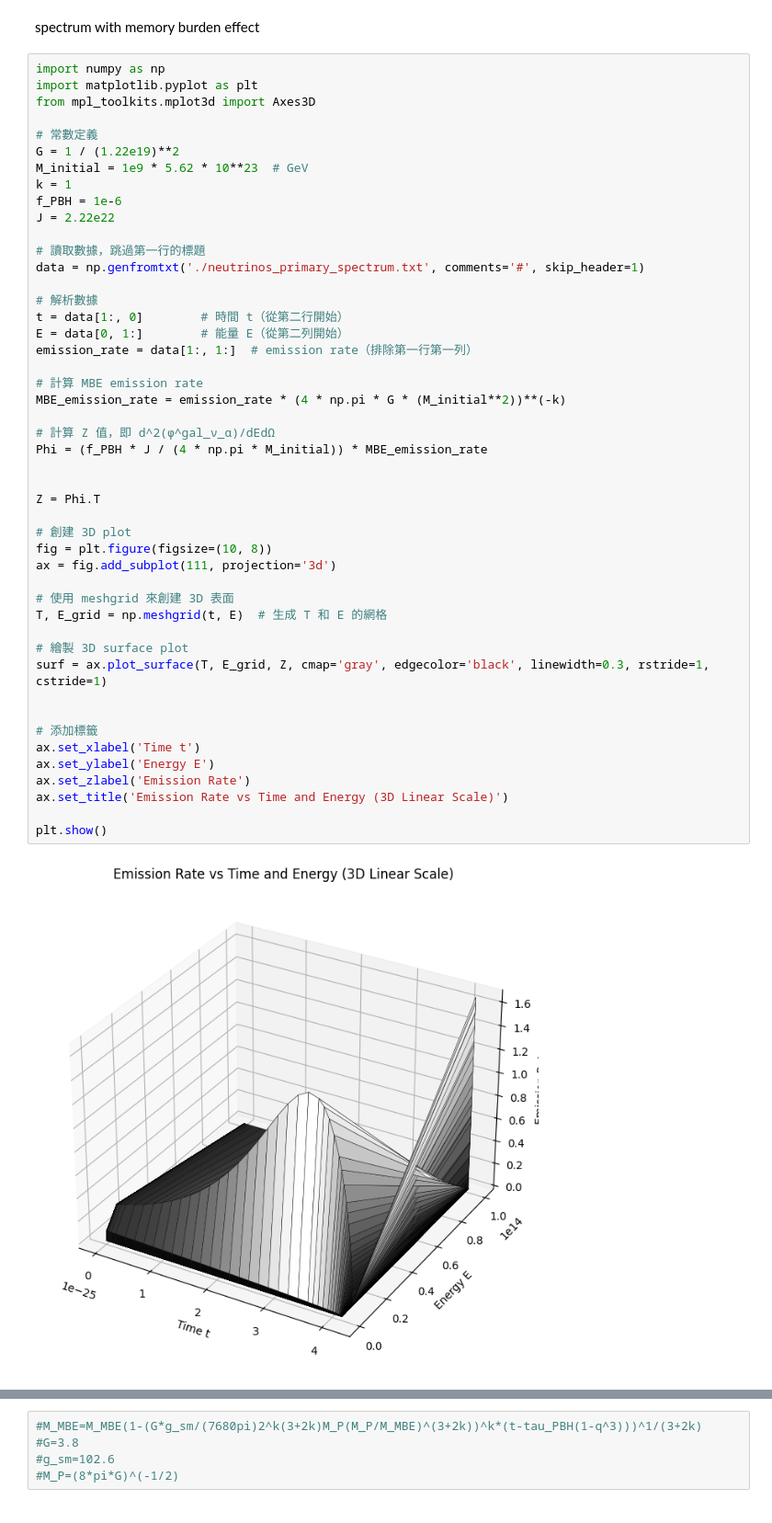
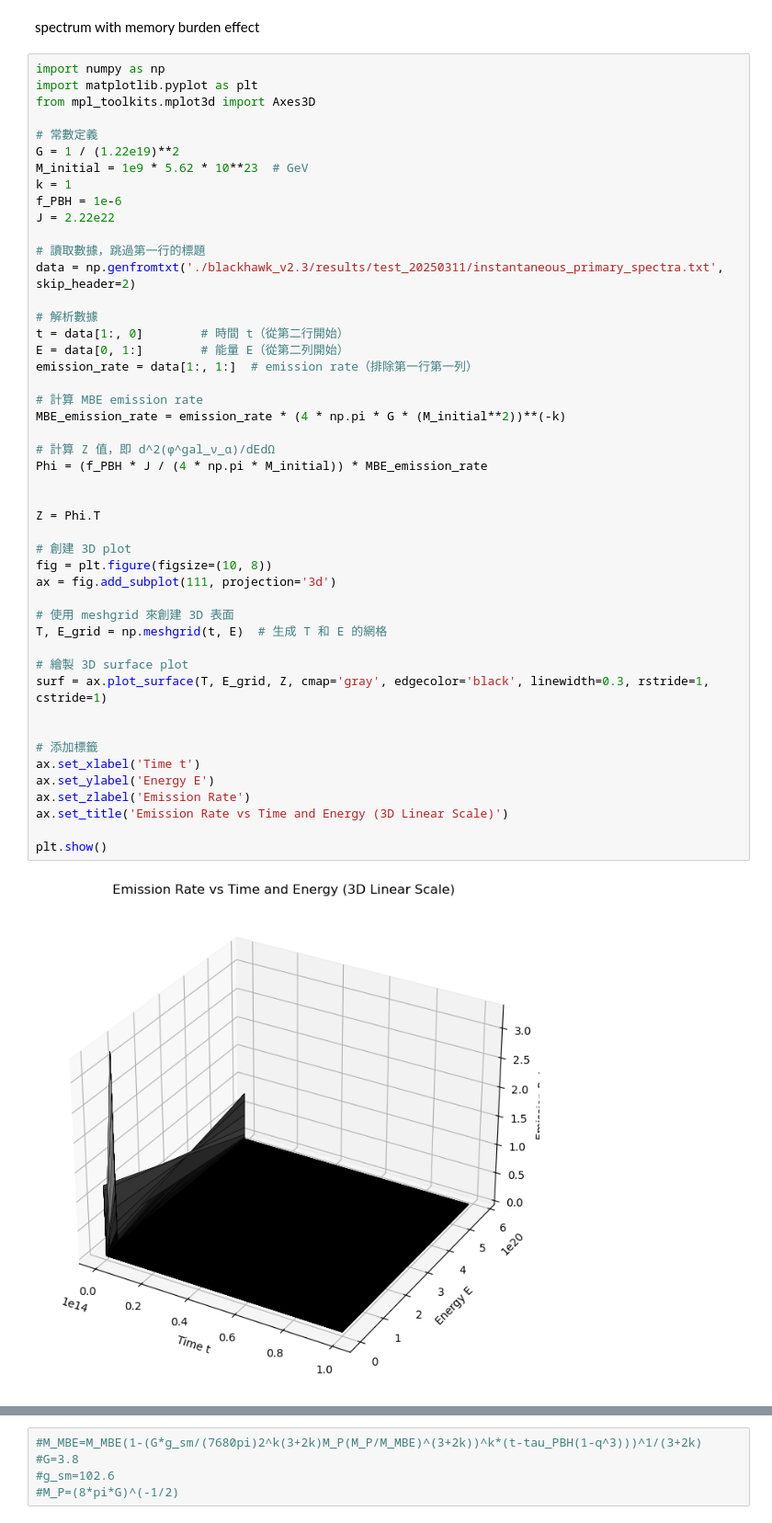
Before and after one commit to LeahLin0618/hep_leah_1, a Jupyter notebook: Untitled-1.ipynb, the cells around one changed output, grey strips where cells are left out. Shown at 92% size. Cells and saved outputs as stored; diff of their text form.

```diff
--- a/Untitled-1.ipynb
+++ b/Untitled-1.ipynb
@@ -135,7 +286,7 @@ f_PBH = 1e-6
 J = 2.22e22
 
 # 讀取數據，跳過第一行的標題
-data = np.genfromtxt('./neutrinos_primary_spectrum.txt', comments='#', skip_header=1)
+data = np.genfromtxt('./blackhawk_v2.3/results/test_20250311/instantaneous_primary_spectra.txt', skip_header=2)
 
 # 解析數據
 t = data[1:, 0]        # 時間 t（從第二行開始）
@@ -143,31 +294,31 @@ E = data[0, 1:]        # 能量 E（從第二列開始）
 emission_rate = data[1:, 1:]  # emission rate（排除第一行第一列）
 
 # 計算 MBE emission rate
 MBE_emission_rate = emission_rate * (4 * np.pi * G * (M_initial**2))**(-k)
 
 # 計算 Z 值，即 d^2(φ^gal_ν_α)/dEdΩ
 Phi = (f_PBH * J / (4 * np.pi * M_initial)) * MBE_emission_rate
 
 
 Z = Phi.T
 
 # 創建 3D plot
 fig = plt.figure(figsize=(10, 8))
 ax = fig.add_subplot(111, projection='3d')
 
 # 使用 meshgrid 來創建 3D 表面
 T, E_grid = np.meshgrid(t, E)  # 生成 T 和 E 的網格
 
 # 繪製 3D surface plot
 surf = ax.plot_surface(T, E_grid, Z, cmap='gray', edgecolor='black', linewidth=0.3, rstride=1, cstride=1)
 
 
 # 添加標籤
 ax.set_xlabel('Time t')
 ax.set_ylabel('Energy E')
 ax.set_zlabel('Emission Rate')
 ax.set_title('Emission Rate vs Time and Energy (3D Linear Scale)')
 
 plt.show()
 # %% [output]
-[figure, old version]
+[figure, new version]
```
Also changed, not shown: parts of 37 cells of this notebook.
